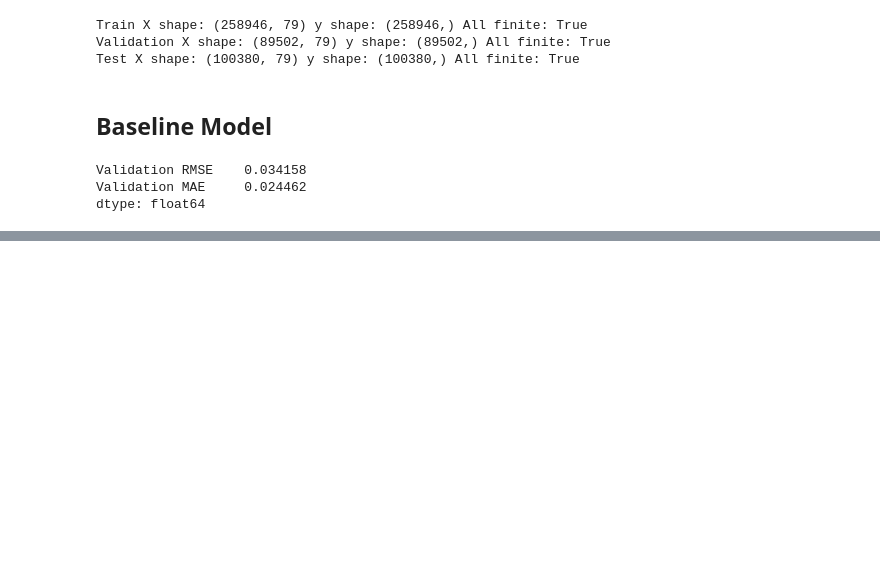
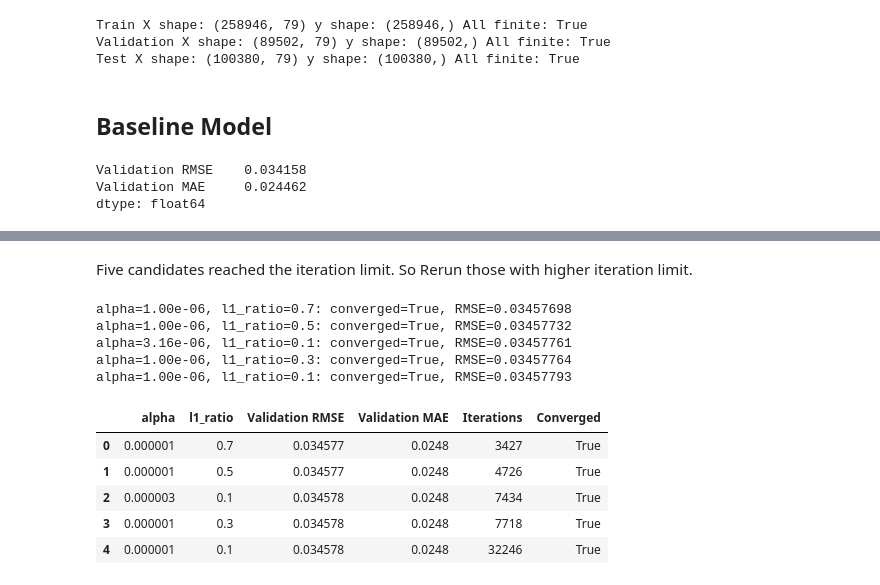
Before and after one commit to mumuxi15/Reavenpack_news, a Jupyter notebook: data_split_modeling.ipynb, the cells around one changed output, grey strips where cells are left out. Cells and saved outputs as stored; diff of their text form; code cells hidden in the pictures; blank space fills up the shorter version.

```diff
--- a/data_split_modeling.ipynb
+++ b/data_split_modeling.ipynb
@@ -164,0 +279,47 @@ dtype: float64
+# %% [markdown]
+Five candidates reached the iteration limit. So Rerun those with higher iteration limit.
+# %%
+import warnings
+from sklearn.exceptions import ConvergenceWarning
+
+retry_results = []
+for idx, row in needs_check.iterrows():
+    model = ElasticNet(
+        alpha=float(row["alpha"]),l1_ratio=float(row["l1_ratio"]),
+        max_iter=100000,tol=1e-5,precompute=True,selection="random",random_state=42)
+
+    with warnings.catch_warnings(record=True) as caught:
+        warnings.simplefilter("always", ConvergenceWarning)
+        model.fit(X_train_scaled, y_train)
+    converged = not any(issubclass(w.category, ConvergenceWarning) for w in caught)
+    pred = model.predict(X_val_scaled)
+    rmse = np.sqrt(mean_squared_error(y_val, pred))
+    mae = mean_absolute_error(y_val, pred)
+    retry_results.append({
+        "alpha": model.alpha,"l1_ratio": model.l1_ratio,"Validation RMSE": rmse,
+        "Validation MAE": mae,"Iterations": model.n_iter_,"Converged": converged})
+    tuning_results.loc[idx,
+        ["Validation RMSE","Validation MAE","Nonzero coefficients","Iterations"]
+        ] = [rmse, mae, np.count_nonzero(model.coef_), model.n_iter_]
+    if converged and rmse < best_val_rmse:
+        best_val_rmse = rmse
+        best_model = model
+    print(
+        f"alpha={model.alpha:.2e}, "
+        f"l1_ratio={model.l1_ratio:.1f}: "
+        f"converged={converged}, RMSE={rmse:.8f}",
+        flush=True)
+retry_results = pd.DataFrame(retry_results)
+display(retry_results)
+# %% [output]
+alpha=1.00e-06, l1_ratio=0.7: converged=True, RMSE=0.03457698
+alpha=1.00e-06, l1_ratio=0.5: converged=True, RMSE=0.03457732
+alpha=3.16e-06, l1_ratio=0.1: converged=True, RMSE=0.03457761
+alpha=1.00e-06, l1_ratio=0.3: converged=True, RMSE=0.03457764
+alpha=1.00e-06, l1_ratio=0.1: converged=True, RMSE=0.03457793
+|  | alpha | l1_ratio | Validation RMSE | Validation MAE | Iterations | Converged |
+| 0 | 0.000001 | 0.7 | 0.034577 | 0.0248 | 3427 | True |
+| 1 | 0.000001 | 0.5 | 0.034577 | 0.0248 | 4726 | True |
+| 2 | 0.000003 | 0.1 | 0.034578 | 0.0248 | 7434 | True |
+| 3 | 0.000001 | 0.3 | 0.034578 | 0.0248 | 7718 | True |
+| 4 | 0.000001 | 0.1 | 0.034578 | 0.0248 | 32246 | True |
```
Also changed, not shown: parts of 11 cells of this notebook.
